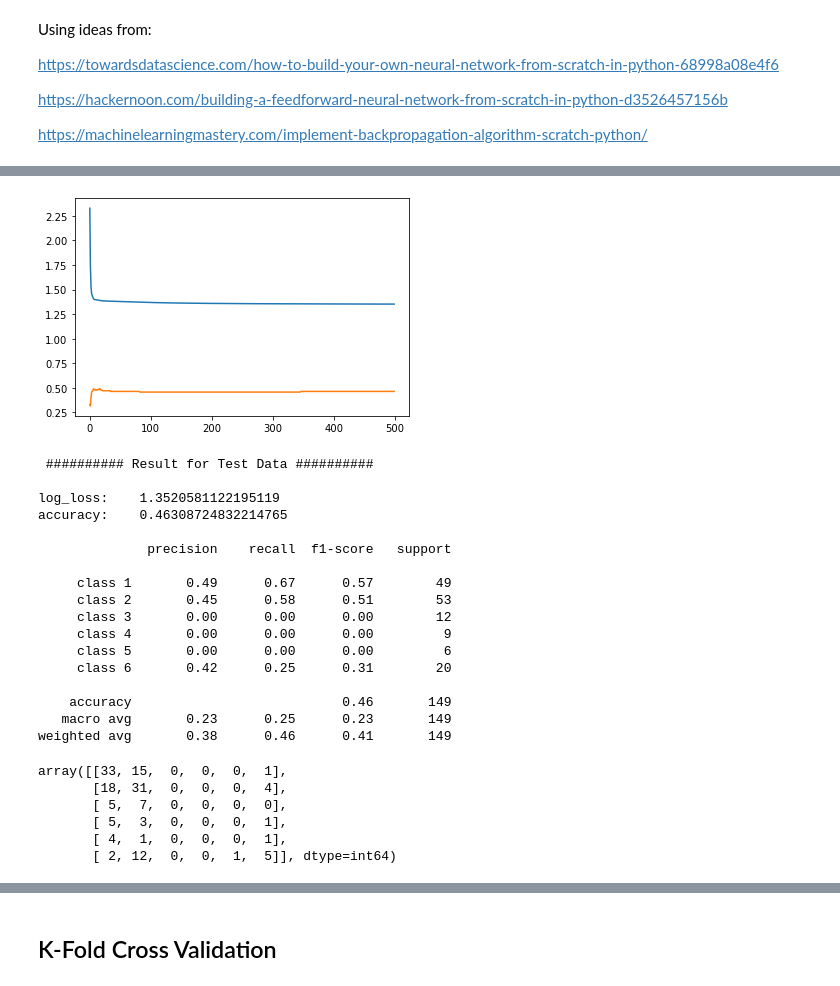
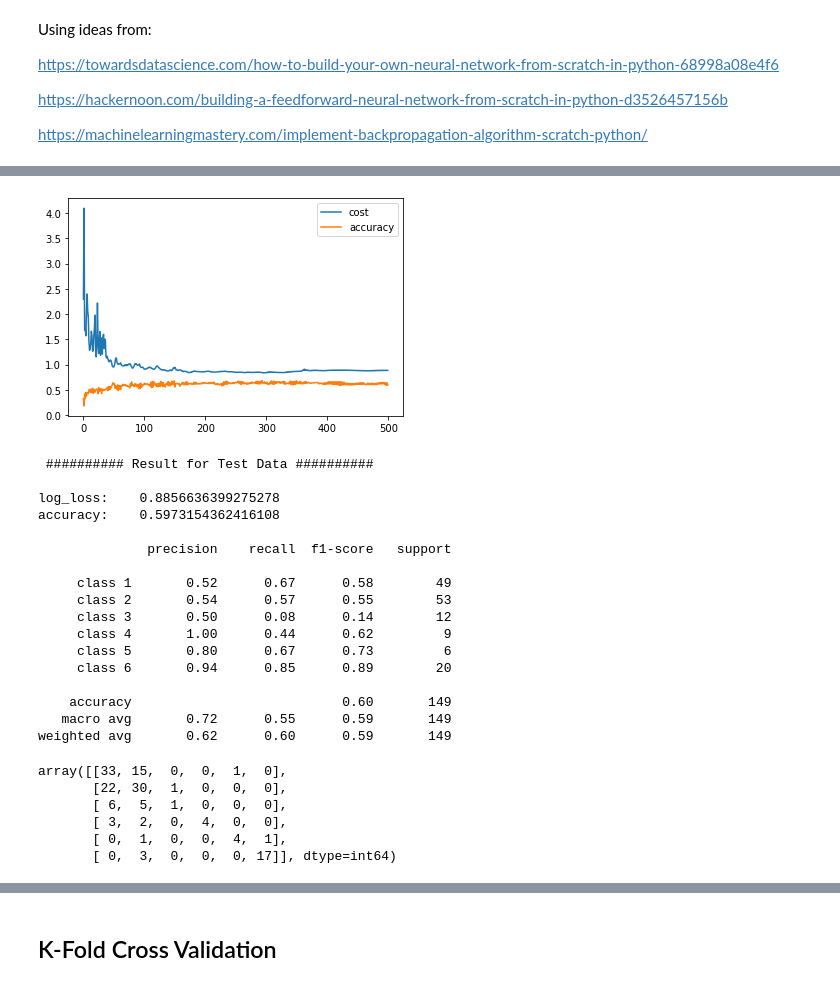
Before and after one commit to Xannadoo/MLProject2021_AC, a Jupyter notebook: Notebooks/FFplaying.ipynb, the cells around one changed output, grey strips where cells are left out. Cells and saved outputs as stored; diff of their text form; code cells hidden in the pictures.

```diff
--- a/Notebooks/FFplaying.ipynb
+++ b/Notebooks/FFplaying.ipynb
@@ -166,6 +166,7 @@ class NeuralNetwork:
         self.rows = x.shape[0] # number of rows
         self.class_count = len(y.unique()) # number of classes
         self.y = np.zeros((self.rows, self.class_count)) # one hot labels
+
         for i in range(self.rows):
             self.y[i, self.labels[i]] = 1
 
@@ -179,7 +180,7 @@ class NeuralNetwork:
         self.weight_final = np.random.rand(neurons, self.y.shape[1])
 
         self.bias1 = np.random.randn(neurons)
-        #self.bias2 = bias[1]
+        #self.bias2 = np.random.randn(neurons)
         self.bias_final = np.random.randn(self.class_count)
 
         self.lr = lr
@@ -214,8 +215,8 @@ class NeuralNetwork:
     def forwardpass(self, x):
 
         # 1st layer with Activation Function
-        self.layer1 = self.sigmoid((x.dot(self.weight1) + self.bias1))
-        #self.layer1 = self.tanh((x.dot(self.weight1) + self.bias1))
+        #self.layer1 = self.sigmoid((x.dot(self.weight1) + self.bias1))
+        self.layer1 = self.tanh((x.dot(self.weight1) + self.bias1))
 
         #self.layer2 = self.sigmoid(self.layer1.dot(self.weight2) + self.bias2)
         #print(self.layer2.shape)
@@ -252,21 +253,22 @@ class NeuralNetwork:
         loss = np.sum(log_likelihood) / m
         return loss
 
-    def backprop(self):
+    def backprop(self, x, y):
         """Back Propogation!!!!
         """
-        difference = self.output - self.y # Difference between forward output and true labels
+        #print(self.output.shape, y.shape)
+        difference = self.output - y # Difference between forward output and true labels
         weight_cost = np.dot(self.layer1.T, difference)
         bias_cost = difference
 
         #dcost = np.dot(difference, weight_cost.T) we don't seem to use this
         #backwards_sig = self.sigmoid_der((np.dot(self.input, self.weight1) + self.bias1))
-        backwards_tanh = self.tanh_der((np.dot(self.input, self.weight1) + self.bias1))
+        backwards_tanh = self.tanh_der((np.dot(x, self.weight1) + self.bias1))
 
         #back_cost_w = np.dot(self.input.T, backwards_sig * np.dot(difference, weight_cost.T))
         #back_cost_b = np.dot(difference, weight_cost.T) * backwards_sig
 
-        back_cost_w = np.dot(self.input.T, backwards_tanh * np.dot(difference, weight_cost.T))
+        back_cost_w = np.dot(x.T, backwards_tanh * np.dot(difference, weight_cost.T))
         back_cost_b = np.dot(difference, weight_cost.T) * backwards_tanh
 
         # Update weights and biases using learning rate
@@ -282,7 +284,8 @@ class NeuralNetwork:
         #loss = np.sum(-self.y * np.log(self.output)) # categorical cross entropy
 
         y_pred = self.output.argmax(axis=1)
-        y_true = self.y.argmax(axis=1)
+        y_true = np.array(y).argmax(axis=1)
+        #print('pred: ', y_pred.shape, 'true: ', y_true.shape)
         accuracy = (y_pred==y_true).mean()
 
         return loss, accuracy
@@ -292,6 +295,7 @@ class NeuralNetwork:
         appends the error cost after backpropogation.
         """
         self.output = self.forwardpass(X)
-        self.error_cost.append(self.backprop()[0])
-        self.accuracy.append(self.backprop()[1])
+        #print(self.output.shape, y.shape)
+        self.error_cost.append(self.backprop(X, y)[0])
+        self.accuracy.append(self.backprop(X, y)[1])
 # %%
@@ -320,53 +321,54 @@ True Class: 1
 # %%
 plt.plot(kitty.error_cost)
 plt.plot(kitty.accuracy)
+plt.legend(['cost', 'accuracy'])
 plt.show()
 # %% [output]
-[figure, old version]
+[figure, new version]
 # %%
-one_hot_y = np.zeros((X.shape[0], len(y.unique()))) # one hot labels
-for i in range(X.shape[0]):
-    one_hot_y[i, y[i]] = 1
+#one_hot_y = np.zeros((X.shape[0], len(y.unique()))) # one hot labels
+#for i in range(X.shape[0]):
+#    one_hot_y[i, y[i]] = 1
 
 print('\n','#'*10,'Result for {} Data'.format('Test'), '#'*10, '\n')
 
 y_pred = kitty.output
-print('log_loss:   ', log_loss(one_hot_y, y_pred, eps=1e-15))
+print('log_loss:   ', log_loss(y, kitty.output, eps=1e-15))
 
-y_true = one_hot_y.argmax(axis=1)
+#y_true = one_hot_y.argmax(axis=1)
 y_pred = y_pred.argmax(axis=1)
-print('accuracy:   ',(y_pred==y_true).mean(), '\n')
+print('accuracy:   ',(y_pred==y).mean(), '\n')
 
 target_names = ['class {}'.format(i+1) for i in range(6)]
-print(classification_report(y_true, y_pred, target_names=target_names,zero_division=0)) # Set 0 division to 0 as default
+print(classification_report(y, y_pred, target_names=target_names,zero_division=0)) # Set 0 division to 0 as default
 
 # Print Confusion matrix
-confu = confusion_matrix(y_true, y_pred)
+confu = confusion_matrix(y, y_pred)
 confu
 # %% [output]
  ########## Result for Test Data ##########
 
-log_loss:    1.3520581122195119
-accuracy:    0.46308724832214765
+log_loss:    0.8856636399275278
+accuracy:    0.5973154362416108
 
               precision    recall  f1-score   support
 
-     class 1       0.49      0.67      0.57        49
-     class 2       0.45      0.58      0.51        53
-     class 3       0.00      0.00      0.00        12
-     class 4       0.00      0.00      0.00         9
-     class 5       0.00      0.00      0.00         6
-     class 6       0.42      0.25      0.31        20
+     class 1       0.52      0.67      0.58        49
+     class 2       0.54      0.57      0.55        53
+     class 3       0.50      0.08      0.14        12
+     class 4       1.00      0.44      0.62         9
+     class 5       0.80      0.67      0.73         6
+     class 6       0.94      0.85      0.89        20
 
-    accuracy                           0.46       149
-   macro avg       0.23      0.25      0.23       149
-weighted avg       0.38      0.46      0.41       149
+    accuracy                           0.60       149
+   macro avg       0.72      0.55      0.59       149
+weighted avg       0.62      0.60      0.59       149
-array([[33, 15,  0,  0,  0,  1],
-       [18, 31,  0,  0,  0,  4],
-       [ 5,  7,  0,  0,  0,  0],
-       [ 5,  3,  0,  0,  0,  1],
-       [ 4,  1,  0,  0,  0,  1],
-       [ 2, 12,  0,  0,  1,  5]], dtype=int64)
+array([[33, 15,  0,  0,  1,  0],
+       [22, 30,  1,  0,  0,  0],
+       [ 6,  5,  1,  0,  0,  0],
+       [ 3,  2,  0,  4,  0,  0],
+       [ 0,  1,  0,  0,  4,  1],
+       [ 0,  3,  0,  0,  0, 17]], dtype=int64)
 # %%
 plot_confusion_matrix(cm           = confu,
                       normalize    = False,
```
Also changed, not shown: parts of 9 cells of this notebook, 2 other files.
